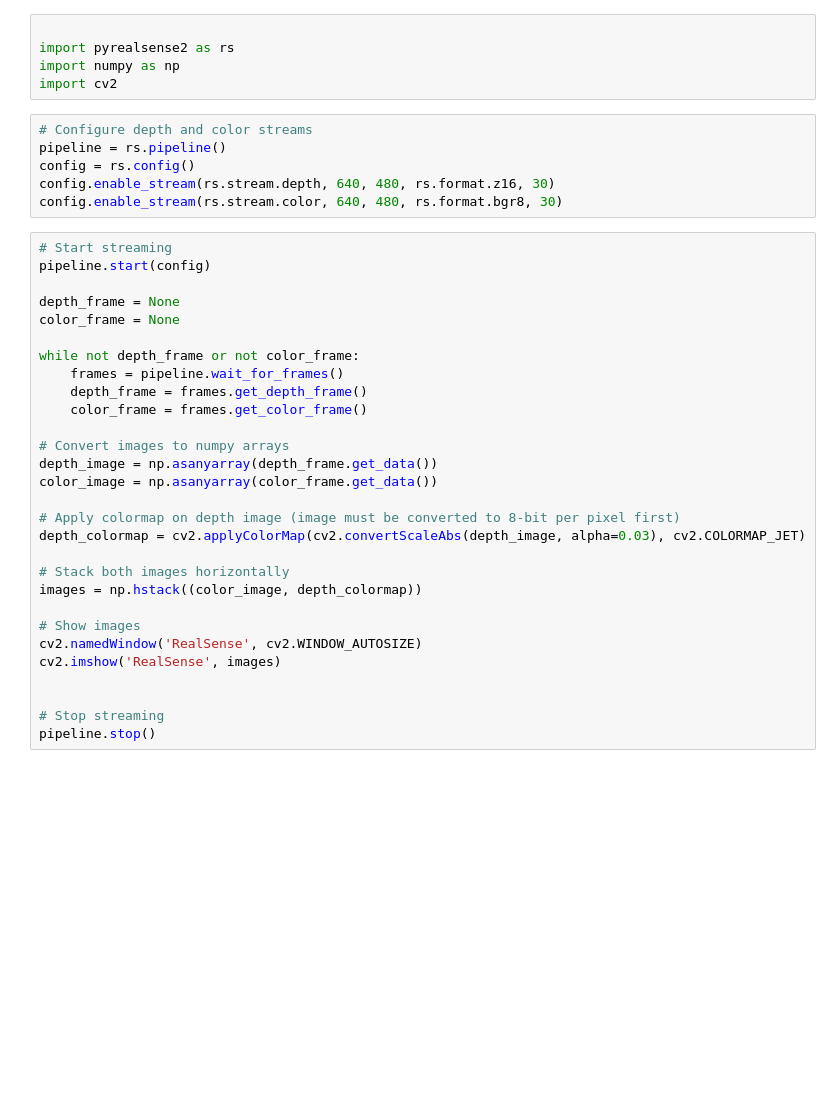
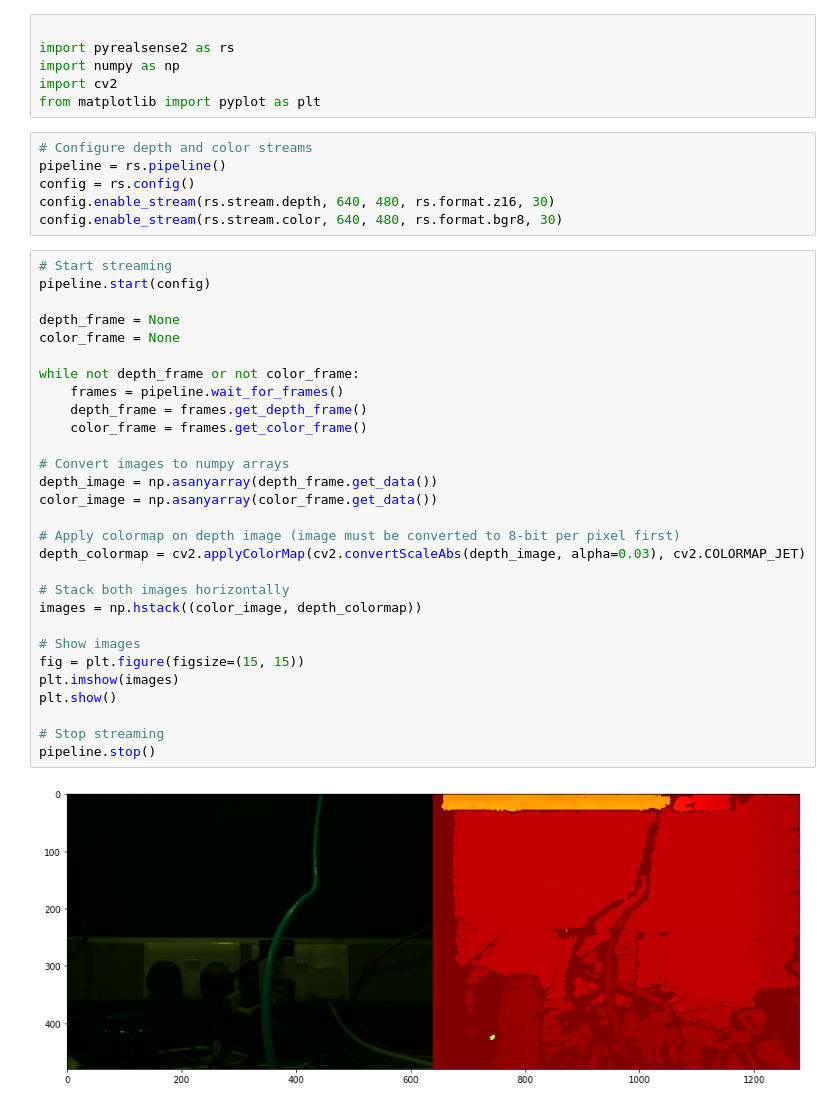
Before and after one commit to ongchinkiat/realsense-d435, a Jupyter notebook: d435.ipynb, the cells around one changed output. Saved outputs shown, nothing was run; the diff lists cells and outputs as text; blank space fills up the shorter version.

Commit message:
d435.ipynb display image within the notebook

```diff
--- a/d435.ipynb
+++ b/d435.ipynb
@@ -3,6 +3,7 @@
 import pyrealsense2 as rs
 import numpy as np
 import cv2
+from matplotlib import pyplot as plt
 # %%
 # Configure depth and color streams
 pipeline = rs.pipeline()
@@ -12,29 +13,31 @@ config.enable_stream(rs.stream.color, 640, 480, rs.format.bgr8, 30)
 # %%
 # Start streaming
 pipeline.start(config)
 
 depth_frame = None
 color_frame = None
 
 while not depth_frame or not color_frame:
     frames = pipeline.wait_for_frames()
     depth_frame = frames.get_depth_frame()
     color_frame = frames.get_color_frame()
 
 # Convert images to numpy arrays
 depth_image = np.asanyarray(depth_frame.get_data())
 color_image = np.asanyarray(color_frame.get_data())
 
 # Apply colormap on depth image (image must be converted to 8-bit per pixel first)
 depth_colormap = cv2.applyColorMap(cv2.convertScaleAbs(depth_image, alpha=0.03), cv2.COLORMAP_JET)
 
 # Stack both images horizontally
 images = np.hstack((color_image, depth_colormap))
 
 # Show images
-cv2.namedWindow('RealSense', cv2.WINDOW_AUTOSIZE)
-cv2.imshow('RealSense', images)
-
+fig = plt.figure(figsize=(15, 15))
+plt.imshow(images)
+plt.show()
 
 # Stop streaming
 pipeline.stop()
+# %% [output]
+[figure, added]
```
Also changed, not shown: parts of 1 cell of this notebook.
